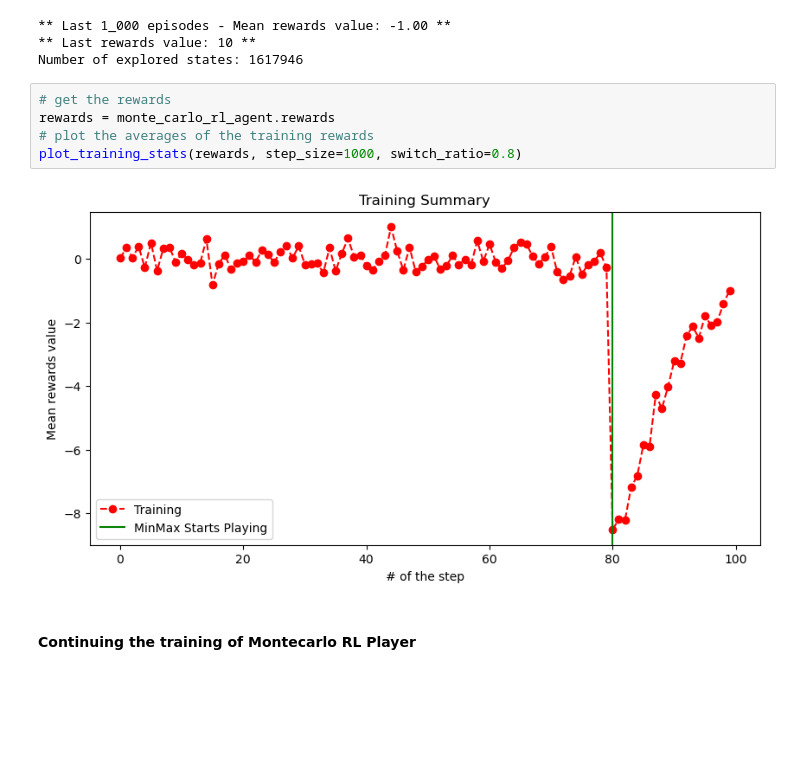
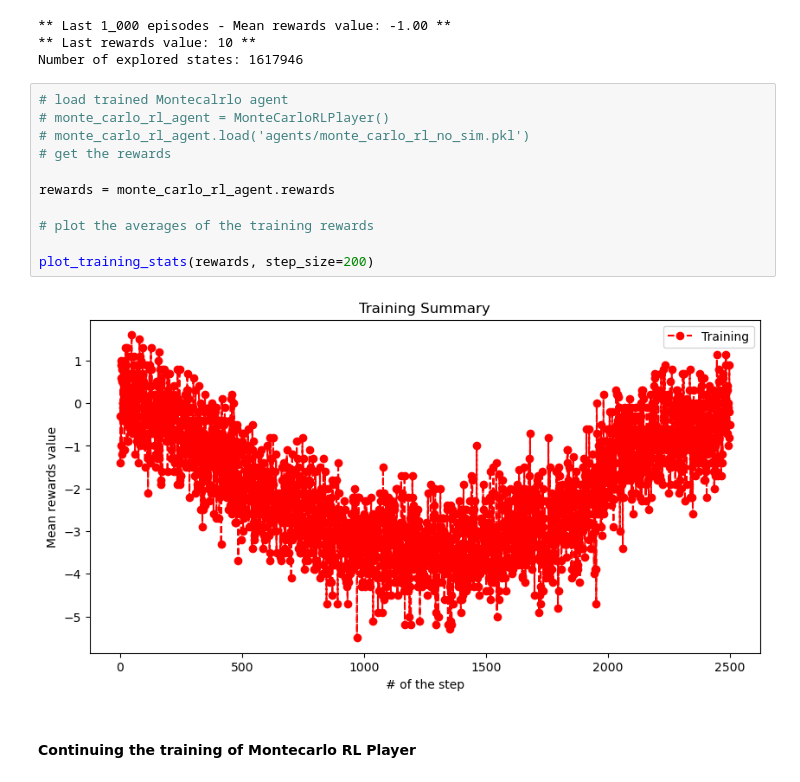
Before and after one commit to FarInHeight/Computational-Intelligence-Project, a Jupyter notebook: project_summary.ipynb, the cells around one changed output. Saved outputs shown, nothing was run; the diff lists cells and outputs as text; blank space fills up the shorter version.

Commit message:
update dor montecarlo, new testing

```diff
--- a/project_summary.ipynb
+++ b/project_summary.ipynb
@@ -81,12 +98,18 @@ monte_carlo_rl_agent.save('agents/monte_carlo_rl_agent_1.pkl')
 ** Last rewards value: 10 **
 Number of explored states: 1617946
 # %%
+# load trained Montecalrlo agent
+# monte_carlo_rl_agent = MonteCarloRLPlayer()
+# monte_carlo_rl_agent.load('agents/monte_carlo_rl_no_sim.pkl')
 # get the rewards
+
 rewards = monte_carlo_rl_agent.rewards
+
 # plot the averages of the training rewards
-plot_training_stats(rewards, step_size=1000, switch_ratio=0.8)
+
+plot_training_stats(rewards, step_size=200)
 # %% [output]
-[figure, old version]
+[figure, new version]
 # %% [markdown]
 #### Continuing the training of Montecarlo RL Player
 # %%
```
Also changed, not shown: parts of 9 cells of this notebook, 3 other files.
